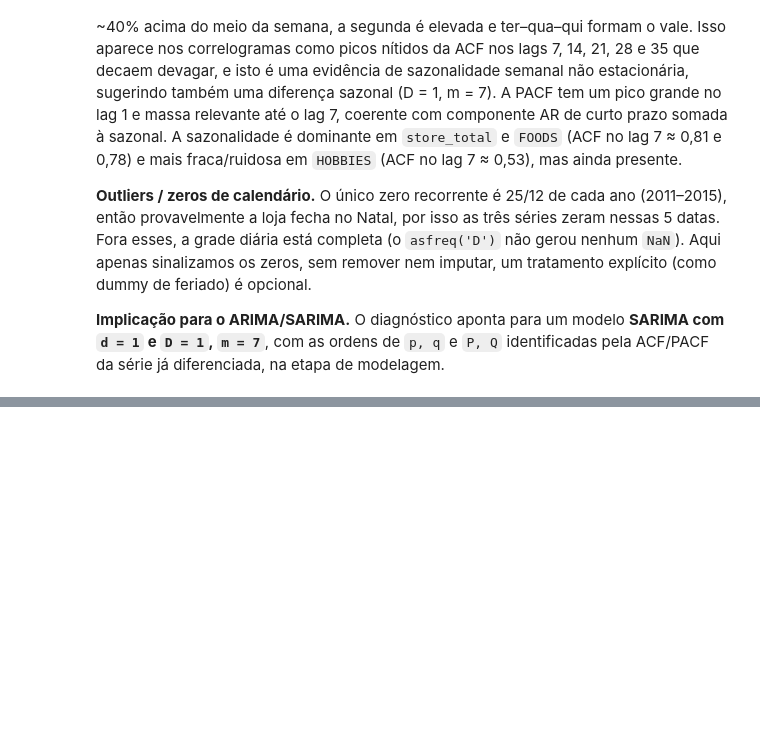
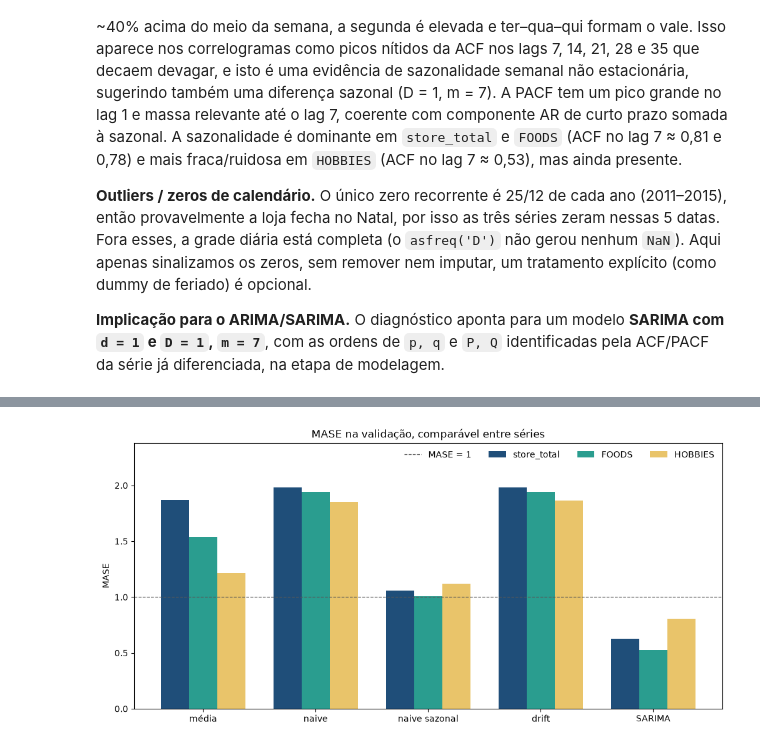
Before and after one commit to Nicholas2104/series-temporais-26-2, a Jupyter notebook: relatorio.ipynb, the cells around one changed output, grey strips where cells are left out. Drawn from its saved outputs; the diff is of its cells as text; code cells hidden in the pictures; blank space fills up the shorter version.

```diff
--- a/relatorio.ipynb
+++ b/relatorio.ipynb
@@ -76,0 +118,6 @@ display(resumo_zeros(treino))
+# %%
+fig = figura_mase(metricas)
+display(fig)
+plt.close(fig)
+# %% [output]
+[figure, added]
```
Also changed, not shown: parts of 7 cells of this notebook, 1 other file.
